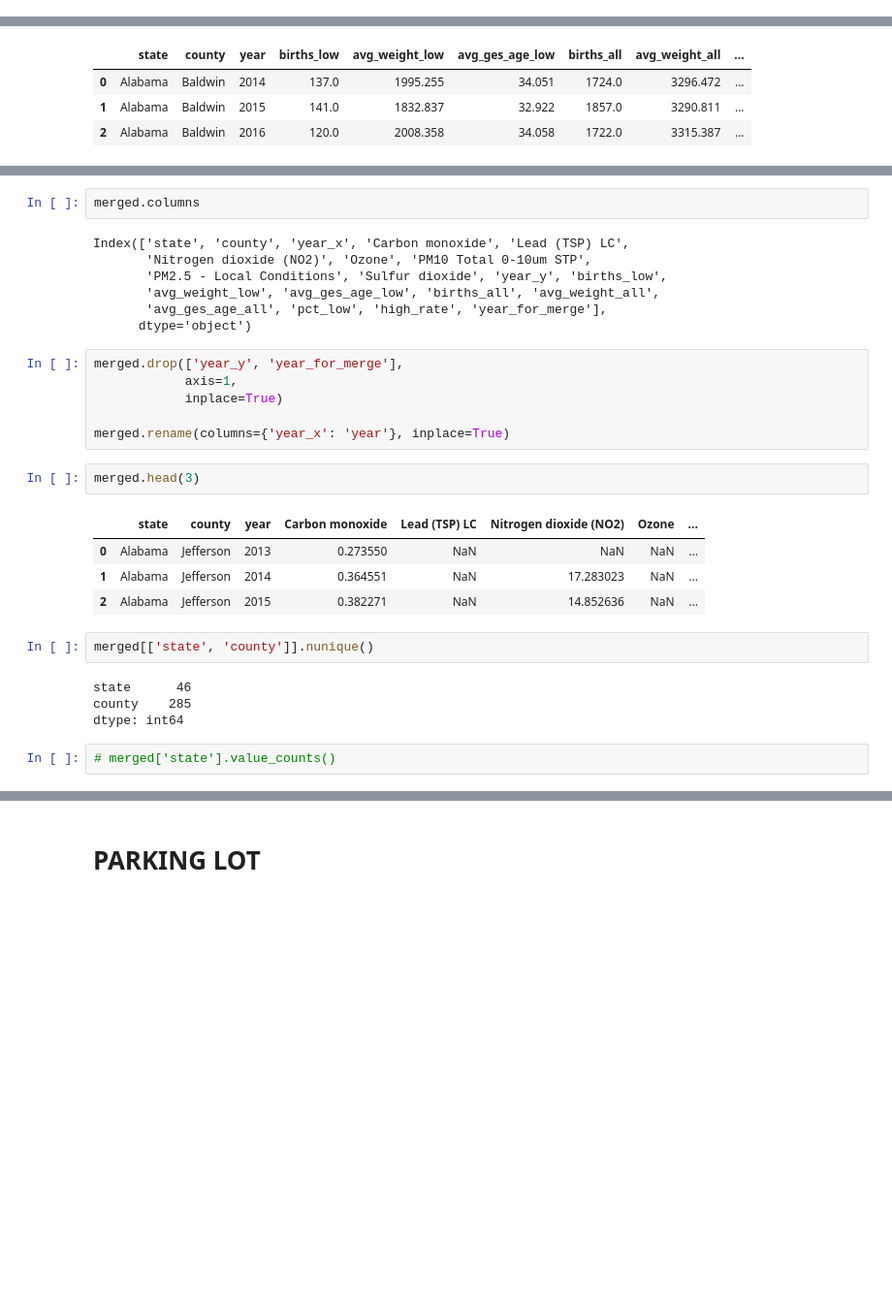
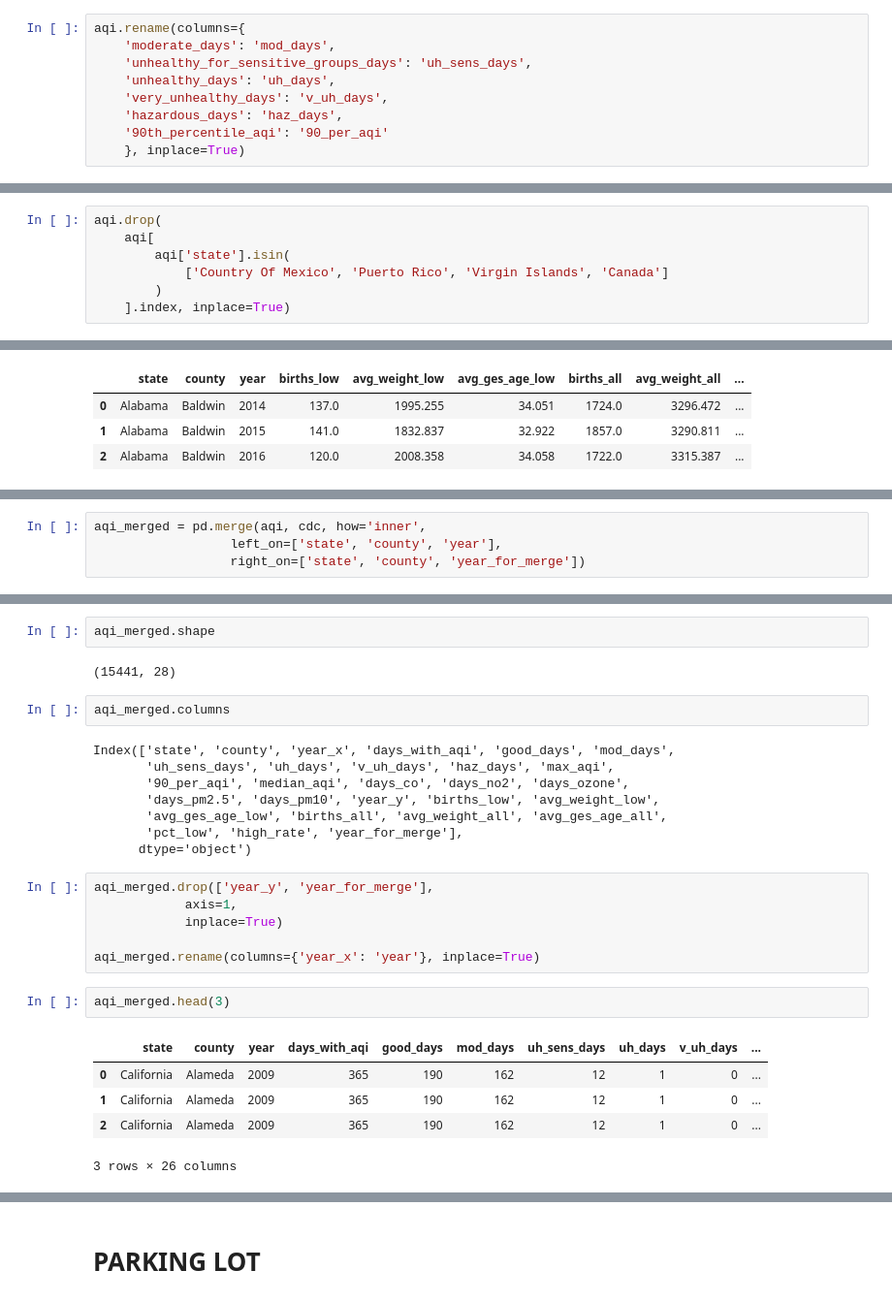
Before and after one commit to wdegraw93/low_birth_weight_vs_aqi_study, a Jupyter notebook: matt.ipynb, the cells around one changed output, grey strips where cells are left out. Shown at 97% size. Cells and saved outputs as stored; diff of their text form; blank space fills up the shorter version.

```diff
--- a/matt.ipynb
+++ b/matt.ipynb
@@ -235,0 +300,9 @@ county_aqs.head(20)
+# %%
+aqi.rename(columns={
+    'moderate_days': 'mod_days',
+    'unhealthy_for_sensitive_groups_days': 'uh_sens_days',
+    'unhealthy_days': 'uh_days',
+    'very_unhealthy_days': 'v_uh_days',
+    'hazardous_days': 'haz_days',
+    '90th_percentile_aqi': '90_per_aqi'
+    }, inplace=True)
@@ -235,0 +344,7 @@ county_aqs.head(20)
+# %%
+aqi.drop(
+    aqi[
+        aqi['state'].isin(
+            ['Country Of Mexico', 'Puerto Rico', 'Virgin Islands', 'Canada']
+        )
+    ].index, inplace=True)
@@ -654,0 +820,4 @@ merged.shape
+# %%
+aqi_merged = pd.merge(aqi, cdc, how='inner',
+                  left_on=['state', 'county', 'year'],
+                  right_on=['state', 'county', 'year_for_merge'])
@@ -655,31 +832,29 @@ merged.shape
+# %%
+aqi_merged.shape
+# %% [output]
+(15441, 28)
 # %%
-merged.columns
+aqi_merged.columns
 # %% [output]
-Index(['state', 'county', 'year_x', 'Carbon monoxide', 'Lead (TSP) LC',
-       'Nitrogen dioxide (NO2)', 'Ozone', 'PM10 Total 0-10um STP',
-       'PM2.5 - Local Conditions', 'Sulfur dioxide', 'year_y', 'births_low',
-       'avg_weight_low', 'avg_ges_age_low', 'births_all', 'avg_weight_all',
-       'avg_ges_age_all', 'pct_low', 'high_rate', 'year_for_merge'],
+Index(['state', 'county', 'year_x', 'days_with_aqi', 'good_days', 'mod_days',
+       'uh_sens_days', 'uh_days', 'v_uh_days', 'haz_days', 'max_aqi',
+       '90_per_aqi', 'median_aqi', 'days_co', 'days_no2', 'days_ozone',
+       'days_pm2.5', 'days_pm10', 'year_y', 'births_low', 'avg_weight_low',
+       'avg_ges_age_low', 'births_all', 'avg_weight_all', 'avg_ges_age_all',
+       'pct_low', 'high_rate', 'year_for_merge'],
       dtype='object')
 # %%
-merged.drop(['year_y', 'year_for_merge'],
+aqi_merged.drop(['year_y', 'year_for_merge'],
             axis=1,
             inplace=True)
 
-merged.rename(columns={'year_x': 'year'}, inplace=True)
+aqi_merged.rename(columns={'year_x': 'year'}, inplace=True)
 # %%
-merged.head(3)
+aqi_merged.head(3)
 # %% [output]
-|  | state | county | year | Carbon monoxide | Lead (TSP) LC | Nitrogen dioxide (NO2) | Ozone | ... |
-| 0 | Alabama | Jefferson | 2013 | 0.273550 | NaN | NaN | NaN | ... |
-| 1 | Alabama | Jefferson | 2014 | 0.364551 | NaN | 17.283023 | NaN | ... |
-| 2 | Alabama | Jefferson | 2015 | 0.382271 | NaN | 14.852636 | NaN | ... |
+|  | state | county | year | days_with_aqi | good_days | mod_days | uh_sens_days | uh_days | v_uh_days | ... |
+| 0 | California | Alameda | 2009 | 365 | 190 | 162 | 12 | 1 | 0 | ... |
+| 1 | California | Alameda | 2009 | 365 | 190 | 162 | 12 | 1 | 0 | ... |
+| 2 | California | Alameda | 2009 | 365 | 190 | 162 | 12 | 1 | 0 | ... |
+3 rows × 26 columns
-# %%
-merged[['state', 'county']].nunique()
-# %% [output]
-state      46
-county    285
-dtype: int64
-# %%
-# merged['state'].value_counts()
 # %% [markdown]
```
Also changed, not shown: parts of 138 cells of this notebook, 12 other files.
